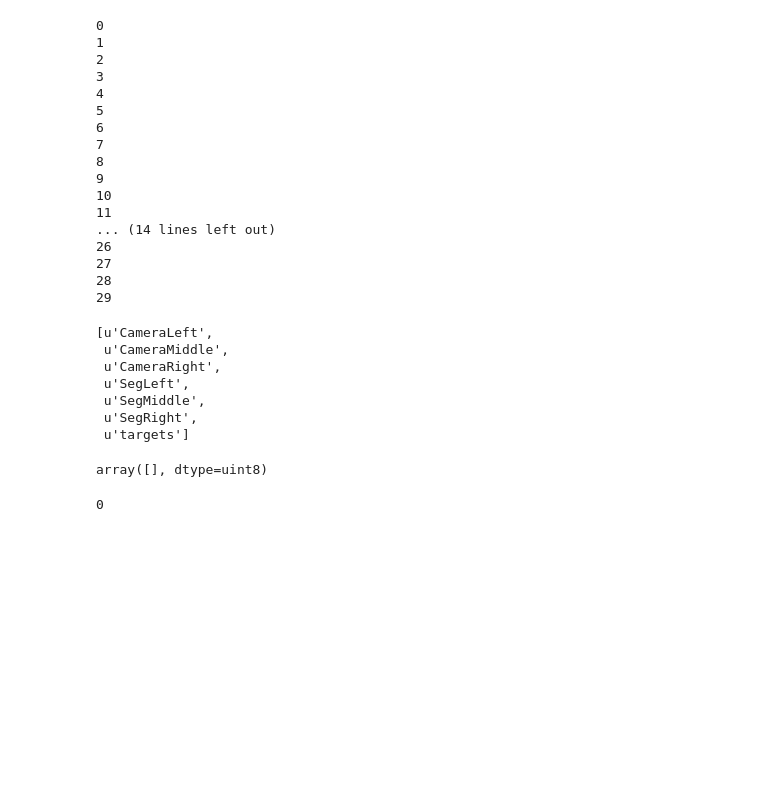
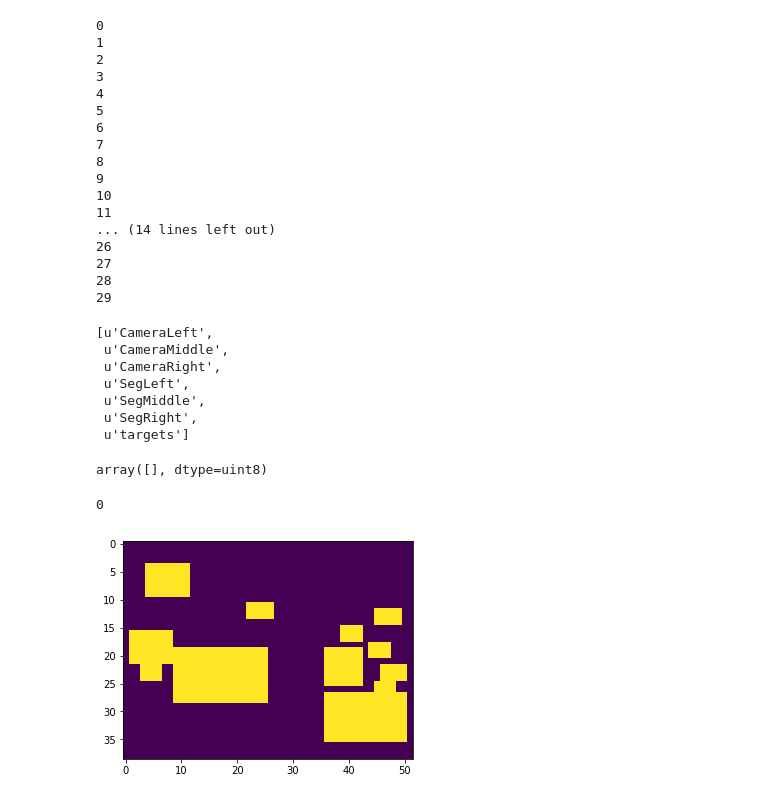
Before and after one commit to gy20073/CIL_modular, a Jupyter notebook: test.ipynb, the cells around one changed output. Saved outputs shown, nothing was run; the diff lists cells and outputs as text; code cells hidden in the pictures; blank space fills up the shorter version.

Commit message:
change the region noise to a faster impl

```diff
--- a/test.ipynb
+++ b/test.ipynb
@@ -1276,0 +1325,26 @@ len(a[0])
+# %%
+import numpy as np
+import random
+def random_region(H, W):
+    image = np.zeros((H, W), dtype=np.bool)
+    # from 1/3 expectation 2 to minimum 3 in shape, each time
+    sizeW = W // 3
+    nregions = 1.5
+    while sizeW >=3 :
+        sizeH = int(sizeW * 1.0 / W * H)
+        for i in range(np.random.poisson(nregions)):
+            this_w = sizeW + int(np.random.normal(0, sizeW//4))
+            this_h = sizeH + int(np.random.normal(0, sizeH//4))
+            left_up_h = np.random.randint(0, H - this_h)
+            left_up_w = np.random.randint(0, W - this_w)
+            image[left_up_h:(left_up_h+this_h), left_up_w:(left_up_w+this_w)] = True
+
+        sizeW = sizeW // 2
+        nregions *= 2
+    return image
+import matplotlib.pyplot as plt
+plt.imshow(random_region(39, 52))
+#plt.imshow(random_region_old(39, 52, np.random.randint(39*52//8, 39*52//3), 0.05))
+plt.show()
+# %% [output]
+[figure, added]
```
Also changed, not shown: parts of 1 cell of this notebook, 3 other files.
